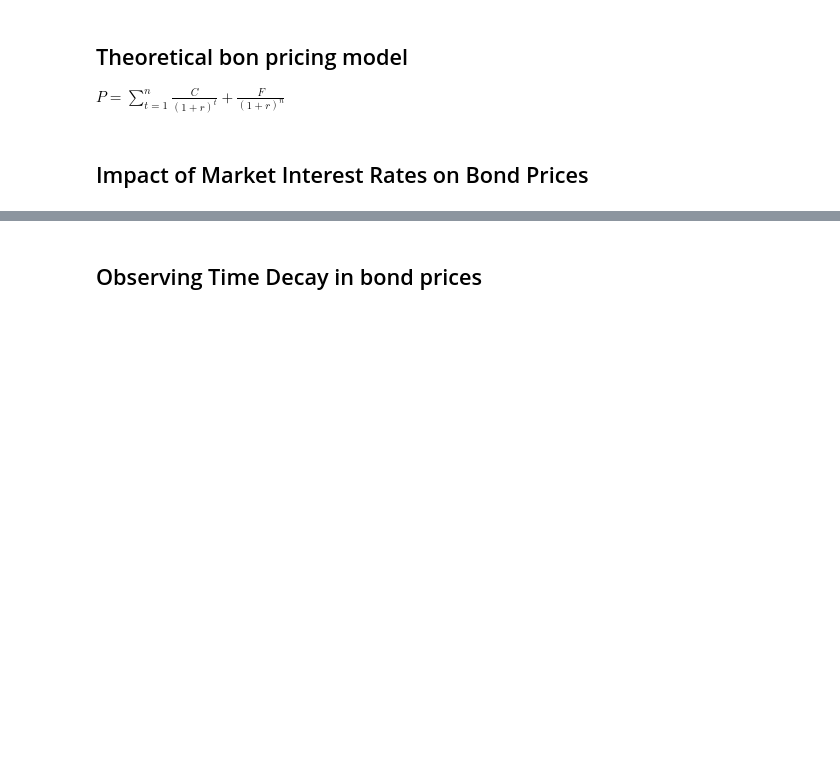
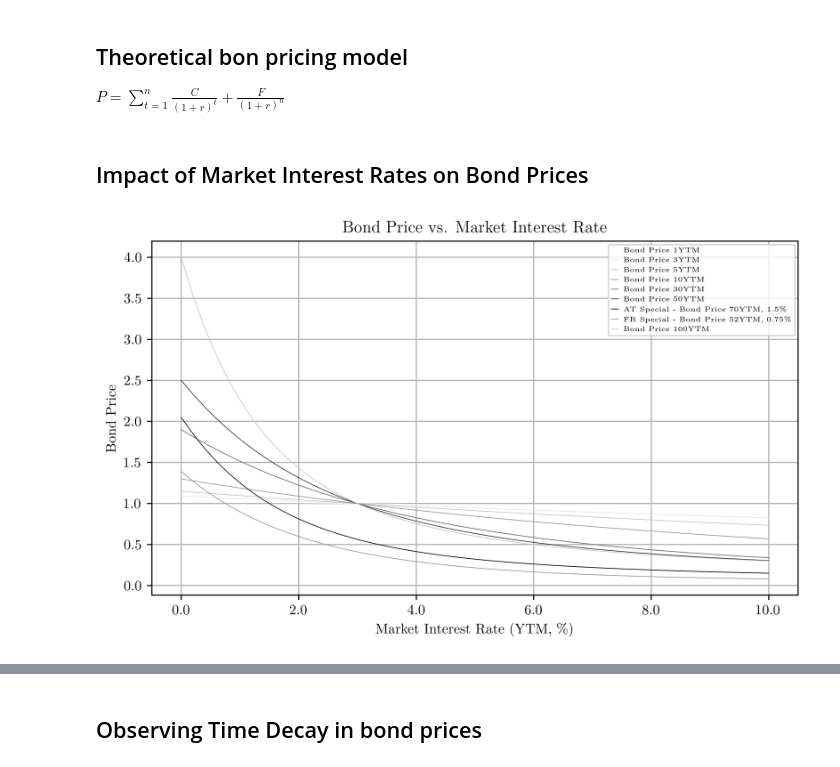
Before and after one commit to jesuisalexjamet/quant-analysis, a Jupyter notebook: bond-princing.ipynb, the cells around one changed output, grey strips where cells are left out. Saved outputs shown, nothing was run; the diff lists cells and outputs as text; code cells hidden in the pictures; blank space fills up the shorter version.

Commit message:
Updating the analysis on bond pricing.

```diff
--- a/bond-princing.ipynb
+++ b/bond-princing.ipynb
@@ -52,6 +123,48 @@ bond_prices_AT_30ytm_0_75_cr = [bond_price(ytm, face_value, coupon_payment(0.007
 bond_prices_FR_52ytm_0_75_cr = [bond_price(ytm, face_value, coupon_payment(0.0075, face_value, 1), 52, payments_per_year) for ytm in market_rates]
 bond_prices_ES_50ytm_3_45_cr = [bond_price(ytm, face_value, coupon_payment(0.0345, face_value, 1), 50, payments_per_year) for ytm in market_rates]
 bond_prices_100ytm = [bond_price(ytm, face_value, coupon_payment(coupon_rate, face_value, 1), 100, payments_per_year) for ytm in market_rates]
+# %%
+# Define figure dimensions using set_size and tex_fonts
+fig_dim = set_size(fig_text_width)
+
+# Plot bond prices against market interest rate with adapted settings
+fig, ax = plt.subplots(figsize=fig_dim, dpi=500)
+
+colors = cm.get_cmap(plot_cmp, 7)  # Adjust the number based on the number of lines
+
+# Convert market rates to percentage for x-axis (e.g., 0.05 becomes 5%)
+market_rates_percent = market_rates * 100.0
+
+# Plot each bond price series
+ax.plot(market_rates_percent, bond_prices_1ytm, label="Bond Price 1YTM", color=colors(0))
+ax.plot(market_rates_percent, bond_prices_3ytm, label="Bond Price 3YTM", color=colors(1))
+ax.plot(market_rates_percent, bond_prices_5ytm, label="Bond Price 5YTM", color=colors(2))
+ax.plot(market_rates_percent, bond_prices_10ytm, label="Bond Price 10YTM", color=colors(3))
+ax.plot(market_rates_percent, bond_prices_30ytm, label="Bond Price 30YTM", color=colors(4))
+ax.plot(market_rates_percent, bond_prices_50ytm, label="Bond Price 50YTM", color=colors(5))
+ax.plot(market_rates_percent, bond_prices_AT_70ytm_1_5_cr, label="AT Special - Bond Price 70YTM, 1.5\%", color=colors(6))
+ax.plot(market_rates_percent, bond_prices_FR_52ytm_0_75_cr, label="FR Special - Bond Price 52YTM, 0.75\%", color=colors(3))  # Use a duplicate color if needed
+ax.plot(market_rates_percent, bond_prices_100ytm, label="Bond Price 100YTM", color=colors(2))
+
+# Add title and labels with improved layout and grid
+ax.set_title("Bond Price vs. Market Interest Rate")
+ax.set_xlabel("Market Interest Rate (YTM, \%)")
+ax.set_ylabel("Bond Price")
+ax.grid(True)
+ax.legend()
+
+# Apply one decimal place formatter to the x-axis
+ax.xaxis.set_major_formatter(ticker.FuncFormatter(one_decimal_formatter))
+
+# Optimize layout and save figures before showing
+plt.tight_layout()
+plt.savefig('plots/bonds_price_vs_ytm.png', format='png', dpi=500)
+plt.savefig('plots/bonds_price_vs_ytm.pdf', format='pdf', dpi=500)
+
+# Display the plot
+plt.show()
+# %% [output]
+[figure, added]
 # %%
 # Plot bond price against market interest rate
 plt.figure(figsize=(10, 6), dpi=500)
```
Also changed, not shown: parts of 7 cells of this notebook, 2 other files.
